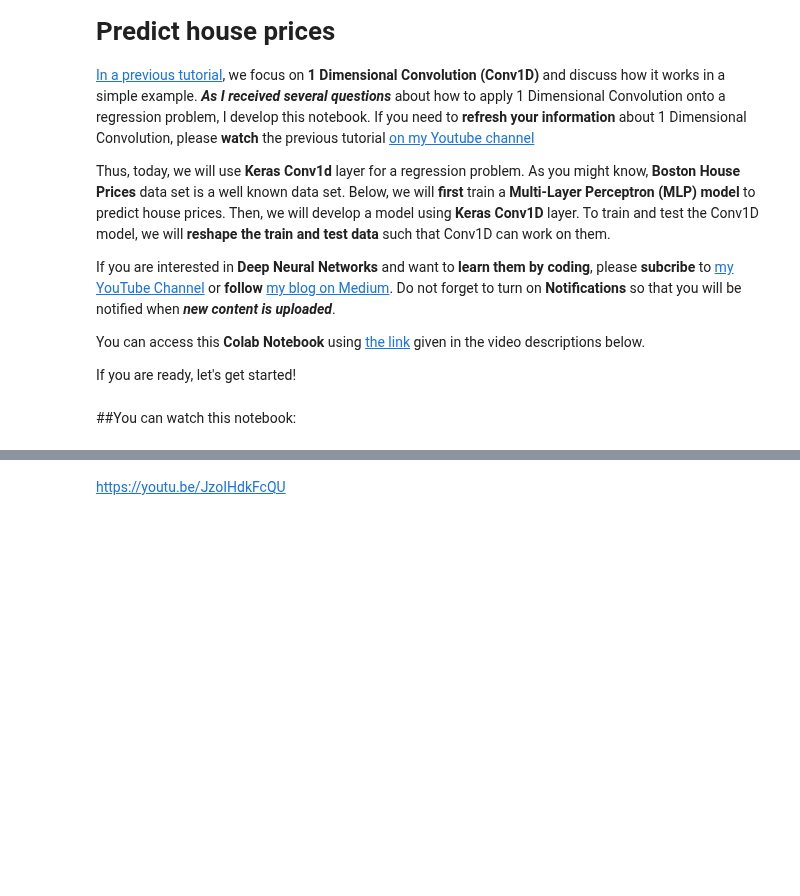
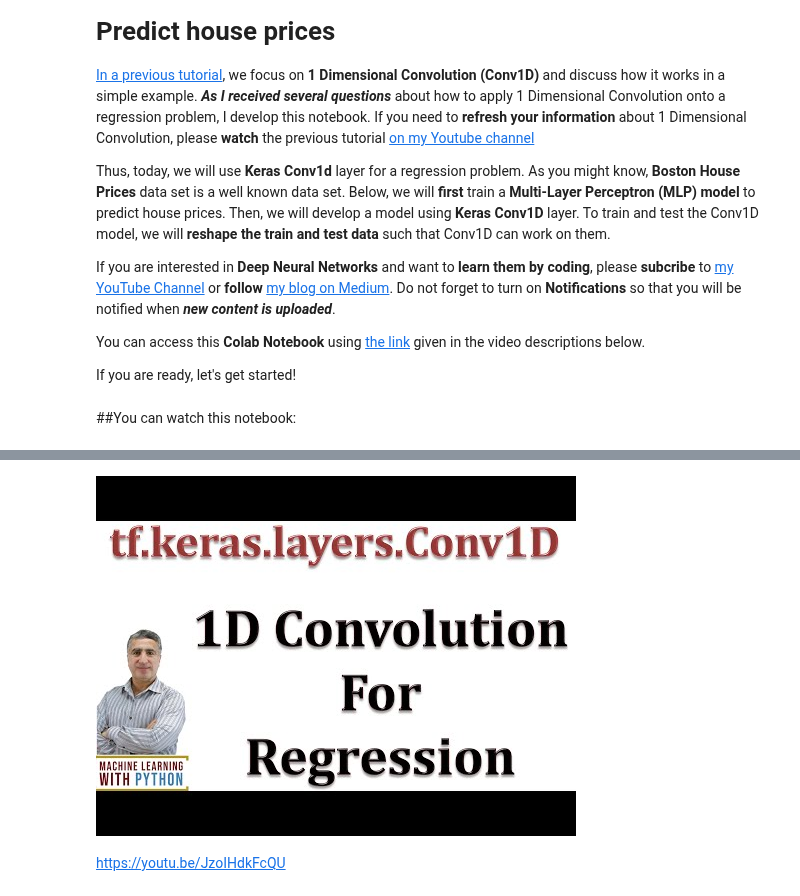
Before and after one commit to kmkarakaya/Deep-Learning-Tutorials, a Jupyter notebook: Conv1d_Predict_house_prices.ipynb, the cells around one changed output, grey strips where cells are left out. Cells and saved outputs as stored; diff of their text form; code cells hidden in the pictures; blank space fills up the shorter version.

```diff
--- a/Conv1d_Predict_house_prices.ipynb
+++ b/Conv1d_Predict_house_prices.ipynb
@@ -24,3 +18,8 @@ HTML('<iframe width="560" height="315" src="https://www.youtube.com/embed/JzoIHd
+# %%
+from IPython.display import YouTubeVideo
+YouTubeVideo('JzoIHdkFcQU', width=800, height=450)
+# %% [output]
+[figure, added]
 # %% [markdown]
 https://youtu.be/JzoIHdkFcQU
 # %% [markdown]
```
Also changed, not shown: parts of 1 cell of this notebook.
